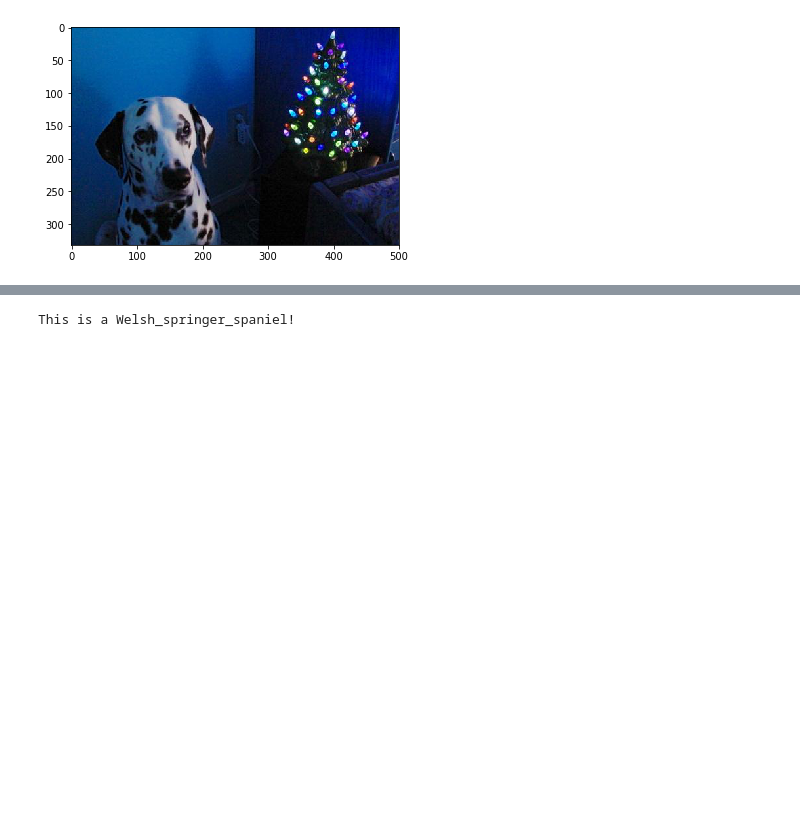
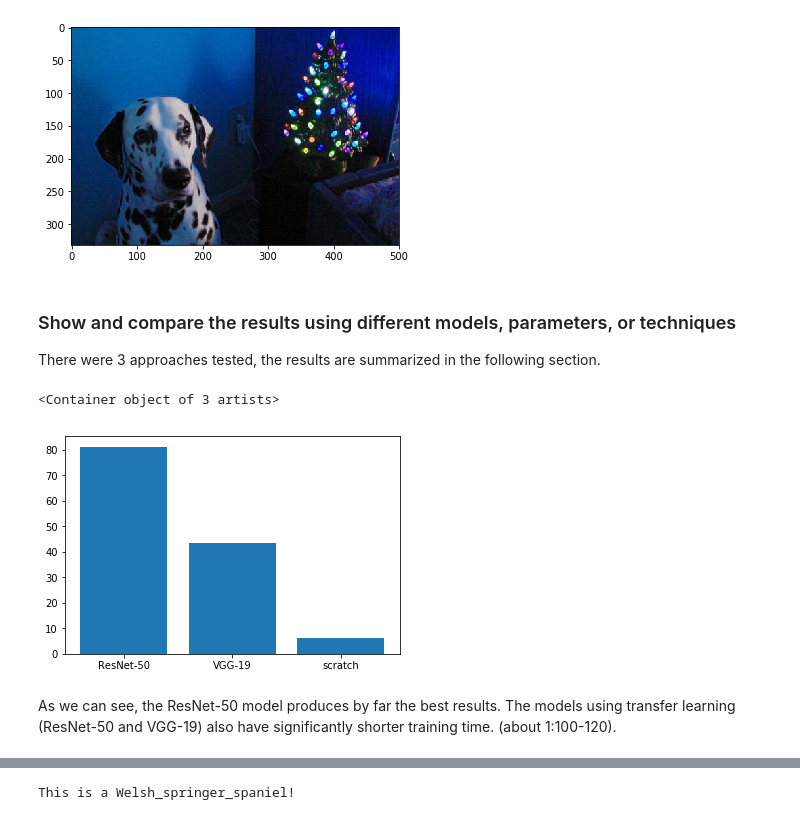
Before and after one commit to jockyeving/udacity_dog_project, a Jupyter notebook: dog_app.ipynb, the cells around one changed output, grey strips where cells are left out. Drawn from its saved outputs; the diff is of its cells as text; code cells hidden in the pictures; blank space fills up the shorter version.

```diff
--- a/dog_app.ipynb
+++ b/dog_app.ipynb
@@ -792,6 +874,20 @@ plt.imshow(img)
 # %% [output]
 <matplotlib.image.AxesImage at 0x...>
 [figure]
+# %% [markdown]
+### Show and compare the results using different models, parameters, or techniques
+There were 3 approaches tested, the results are summarized in the following section.
+# %%
+results = pd.DataFrame({
+        'model':  ['scratch', 'VGG-19', 'ResNet-50'],
+        'accuracy': [6.1298, 43.3014, 81.2201]
+})
+plt.bar(results.model,results.accuracy)
+# %% [output]
+<Container object of 3 artists>
+[figure, added]
+# %% [markdown]
+As we can see, the ResNet-50 model produces by far the best results. The models using transfer learning (ResNet-50 and VGG-19) also have significantly shorter training time. (about 1:100-120).
 # %% [markdown]
 ---
 <a id='step6'></a>
```
Also changed, not shown: parts of 8 cells of this notebook, 1 other file.
